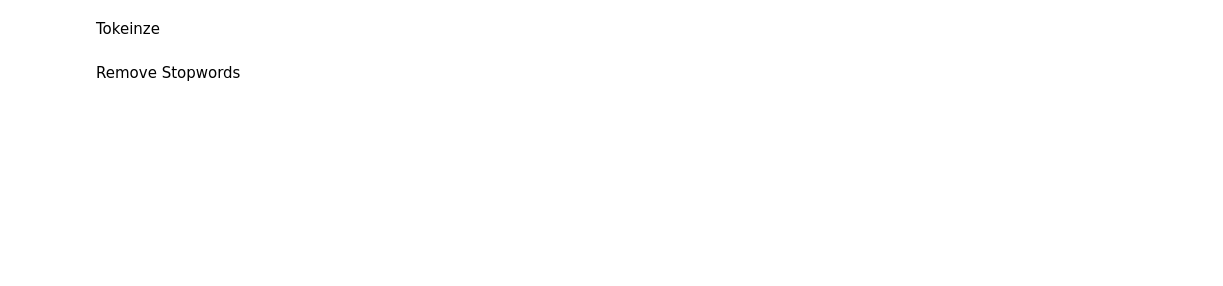
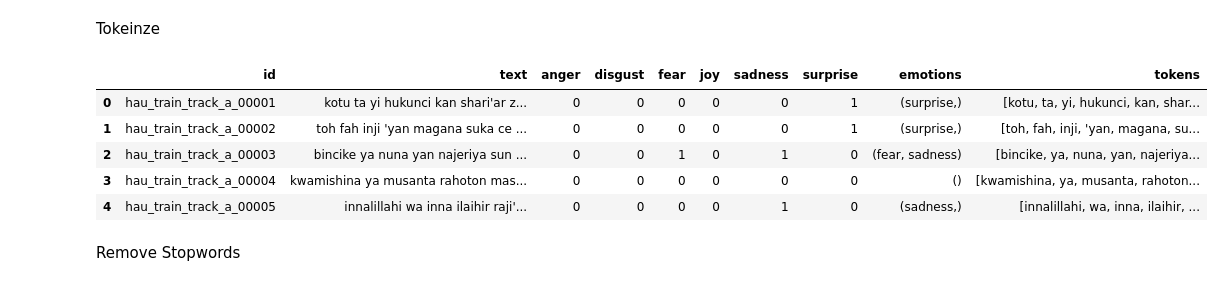
Before and after one commit to u21598012/COS-760-EA, a Jupyter notebook: preprocessor.ipynb, the cells around one changed output. Drawn from its saved outputs; the diff is of its cells as text; code cells hidden in the pictures; blank space fills up the shorter version.

```diff
--- a/preprocessor.ipynb
+++ b/preprocessor.ipynb
@@ -4,0 +33,7 @@ ds = load_dataset("brighter-dataset/BRIGHTER-emotion-categories", "")
+# %%
+import pandas as pd
+import numpy as np
+
+# Login using e.g. `huggingface-cli login` to access this dataset
+splits = {'train': 'hau/train-00000-of-00001.parquet', 'dev': 'hau/dev-00000-of-00001.parquet', 'test': 'hau/test-00000-of-00001.parquet'}
+df = pd.read_parquet("hf://datasets/brighter-dataset/BRIGHTER-emotion-categories/" + splits["train"])
@@ -7,4 +60,15 @@ Drop duplicates and rows wit missin values
 # %% [markdown]
 Tokeinze
+# %%
+from nltk.tokenize import word_tokenize
+df['tokens'] = df['text'].apply(word_tokenize)
+df.head()
+# %% [output]
+|  | id | text | anger | disgust | fear | joy | sadness | surprise | emotions | tokens |
+| 0 | hau_train_track_a_00001 | kotu ta yi hukunci kan shari'ar z... | 0 | 0 | 0 | 0 | 0 | 1 | (surprise,) | [kotu, ta, yi, hukunci, kan, shar... |
+| 1 | hau_train_track_a_00002 | toh fah inji 'yan magana suka ce ... | 0 | 0 | 0 | 0 | 0 | 1 | (surprise,) | [toh, fah, inji, 'yan, magana, su... |
+| 2 | hau_train_track_a_00003 | bincike ya nuna yan najeriya sun ... | 0 | 0 | 1 | 0 | 1 | 0 | (fear, sadness) | [bincike, ya, nuna, yan, najeriya... |
+| 3 | hau_train_track_a_00004 | kwamishina ya musanta rahoton mas... | 0 | 0 | 0 | 0 | 0 | 0 | () | [kwamishina, ya, musanta, rahoton... |
+| 4 | hau_train_track_a_00005 | innalillahi wa inna ilaihir raji'... | 0 | 0 | 0 | 0 | 1 | 0 | (sadness,) | [innalillahi, wa, inna, ilaihir, ... |
 # %% [markdown]
 Remove Stopwords
```
Also changed, not shown: parts of 12 cells of this notebook.
